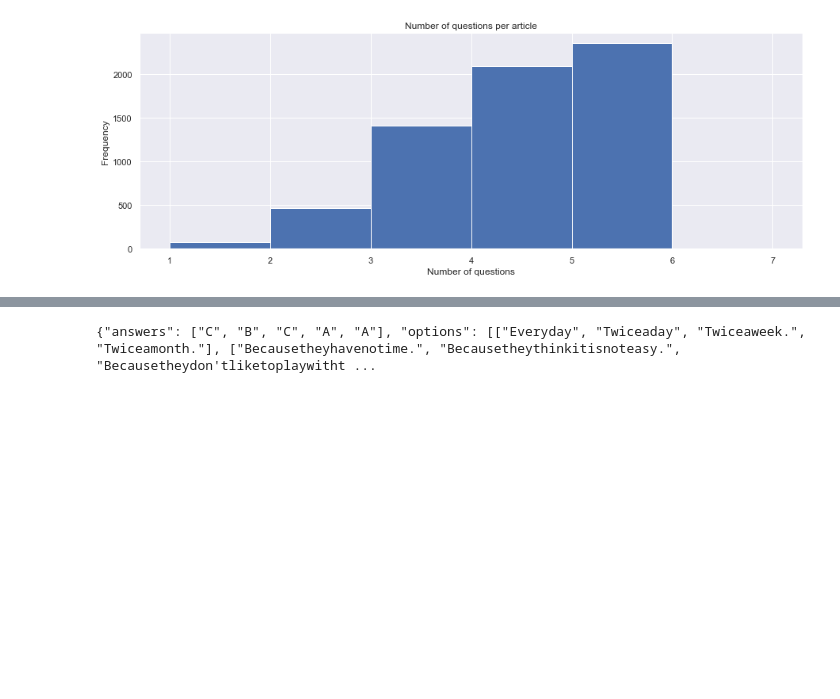
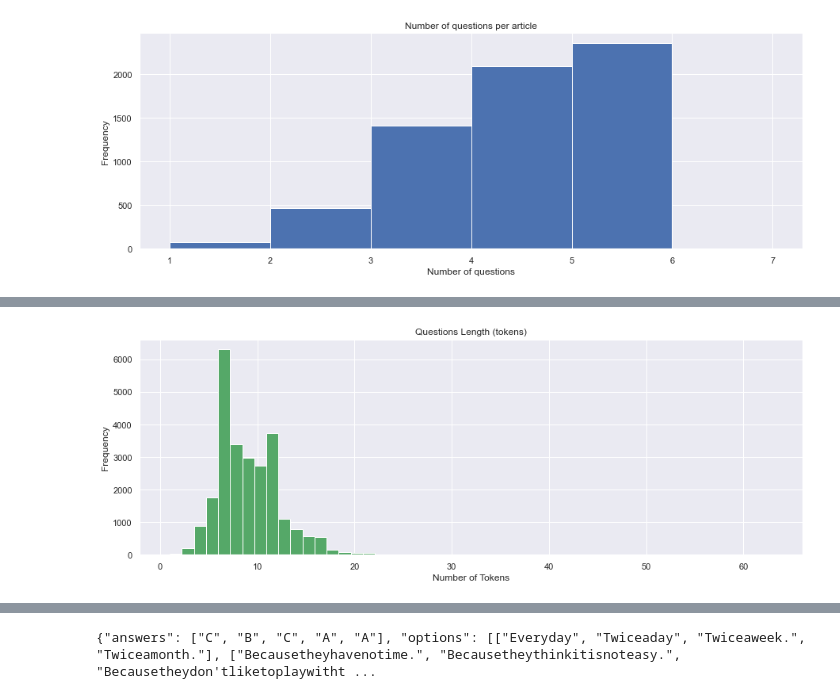
Before and after one commit to vinhng10/decepticon, a Jupyter notebook: EDA/data_exploration.ipynb, the cells around one changed output, grey strips where cells are left out. Saved outputs shown, nothing was run; the diff lists cells and outputs as text; code cells hidden in the pictures; blank space fills up the shorter version.

```diff
--- a/EDA/data_exploration.ipynb
+++ b/EDA/data_exploration.ipynb
@@ -69,0 +75,7 @@ articles = df["article"].drop_duplicates()
+# %%
+def lexical_diversity(text):
+    return len(set(text)) / len(text)
+lex_div = []
+for item in articles:
+    item  = word_tokenize(item)
+    lex_div.append(lexical_diversity(item))
@@ -150,0 +197,7 @@ plt.show()
+# %%
+questions.apply(lambda x: len(x.split())).plot(kind="hist", bins=50, color="g")
+plt.xlabel("Number of Tokens")
+plt.title("Questions Length (tokens)")
+plt.show()
+# %% [output]
+[figure, added]
```
Also changed, not shown: parts of 27 cells of this notebook.
